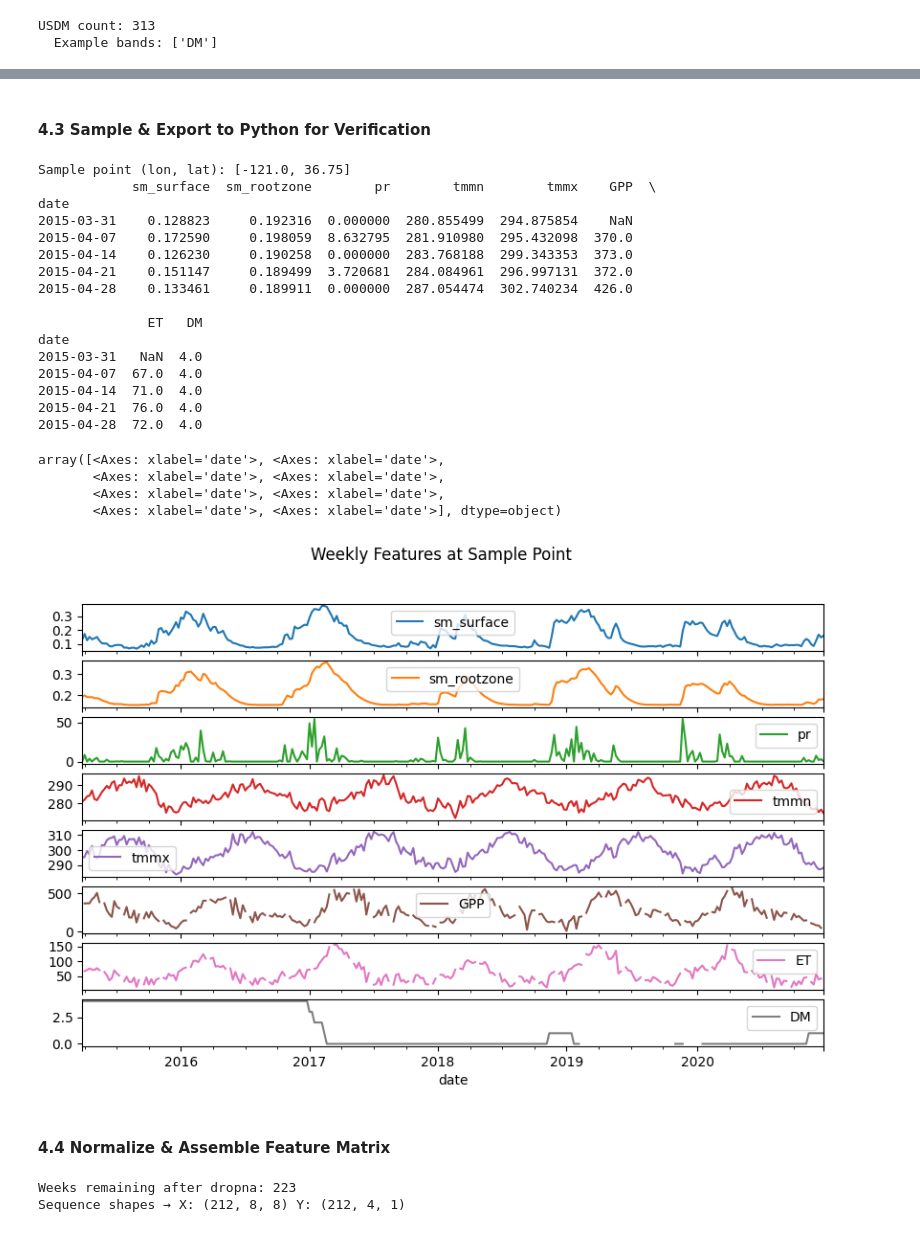
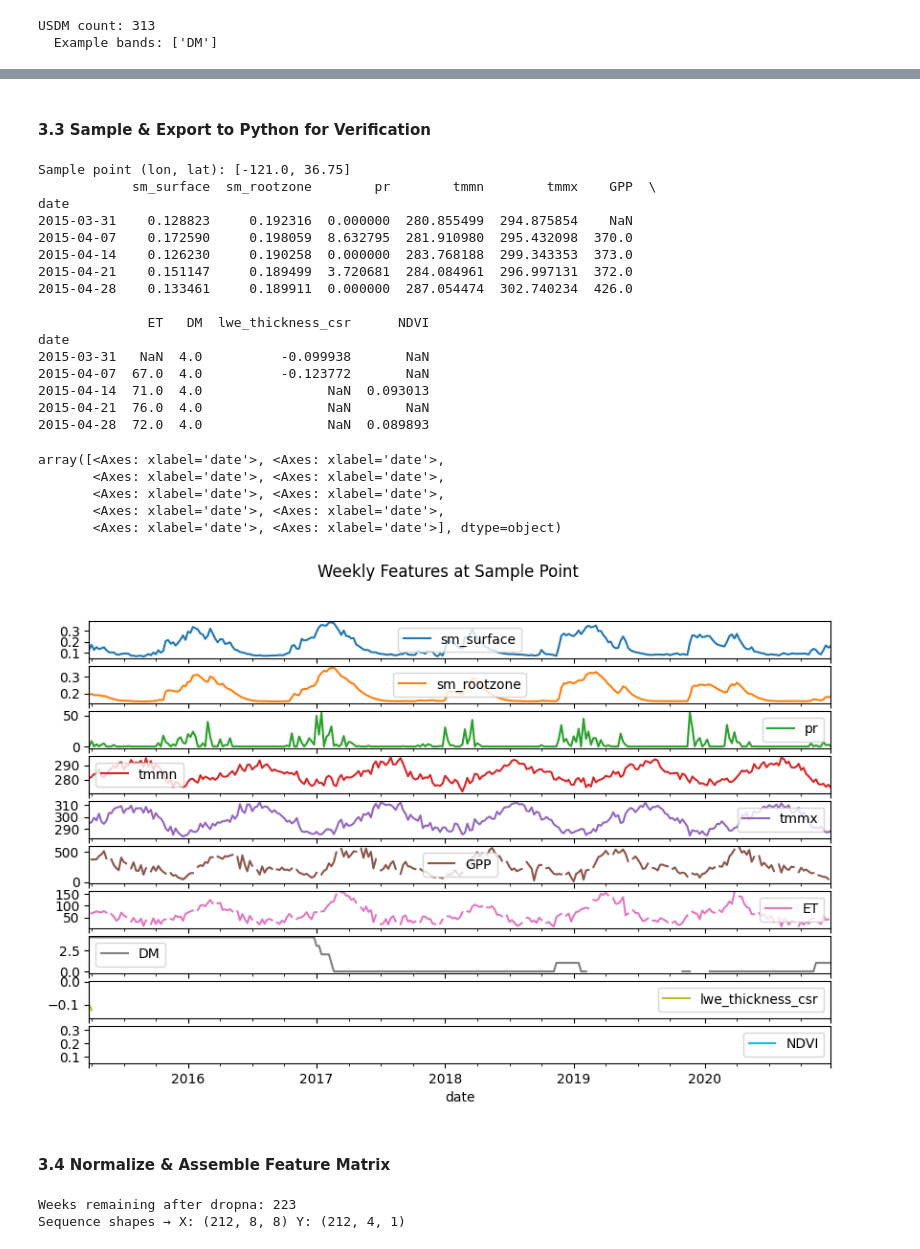
Before and after one commit to toribiodiego/ECE-471-A-Remote-Sensing, a Jupyter notebook: Final_Project/Final_Project.ipynb, the cells around one changed output, grey strips where cells are left out. Drawn from its saved outputs; the diff is of its cells as text; code cells hidden in the pictures.

```diff
--- a/Final_Project/Final_Project.ipynb
+++ b/Final_Project/Final_Project.ipynb
@@ -114,8 +154,0 @@ USDM count: 313
-# %%
-usdm = (ee.ImageCollection("projects/sat-io/open-datasets/us-drought-monitor")
-          .filterDate(start_date, end_date)
-          .filterBounds(roi)
-       )
-
-print("USDM count:", usdm.size().getInfo())
-print("  Example bands:", usdm.first().bandNames().getInfo())
@@ -162 +205,20 @@ grace = (
+# %%
+#cloud masker
+def cloud_mask(image):
+    cloudShadowBitMask = (1 << 4)
+    cloudsBitMask = (1 << 3)
+    qa = image.select('QA_PIXEL')
+    mask = qa.bitwiseAnd(cloudShadowBitMask).eq(0) \
+              .And(qa.bitwiseAnd(cloudsBitMask).eq(0))
+    ndvi = image.normalizedDifference(['SR_B5', 'SR_B4']).rename('NDVI')
+    image = image.addBands(ndvi)
+    return image.updateMask(mask)
+
+landsat = (
+    ee.ImageCollection("LANDSAT/LC08/C02/T1_L2")
+    .filterBounds(roi)
+    .filterDate(start_date, end_date)
+    .map(cloud_mask)
+    .select(['SR_B2', 'SR_B3', 'SR_B4', 'SR_B5', 'SR_B6', 'SR_B7', 'QA_PIXEL', 'NDVI'])
+)
 # %% [markdown]
@@ -198,7 +260,9 @@ collections = {
     'GPP':  gpp,
     'ET':   et,
     'MET':  met,
-    'USDM': usdm
+    'USDM': usdm,
+    'GRACE': grace,
+    'LANDSAT': landsat
 }
 first_dates = {}
 for name, coll in collections.items():
@@ -217,12 +281,17 @@ met_t_weekly   = weekly_collection(met.select(['tmmn','tmmx']), start_valid, end
 gpp_weekly     = weekly_collection(gpp,  start_valid, end_date, agg='mean')
 et_weekly      = weekly_collection(et,   start_valid, end_date, agg='mean')
 usdm_weekly    = weekly_collection(usdm, start_valid, end_date, agg='mode')
+grace_weekly   = weekly_collection(grace, start_valid, end_date, agg='mean')
+landsat_weekly = weekly_collection(landsat, start_valid, end_date, agg='mean')
 
 # Confirm equal lengths
 print("Weeks total:", smap_weekly.size().getInfo(),
       "SMAP:", smap_weekly.size().getInfo(),
       "Precip:", met_pr_weekly.size().getInfo(),
-      "USDM:", usdm_weekly.size().getInfo())
+      "USDM:", usdm_weekly.size().getInfo(),
+      "GRACE:", grace_weekly.size().getInfo(),
+      "LANDSAT:", landsat_weekly.size().getInfo())
+
 
 # 4) Grab SMAP projection as reference
 ref_proj = smap_weekly.first().projection()
@@ -239,6 +308,8 @@ gpp_w    = reproject_ic(gpp_weekly)
 et_w     = reproject_ic(et_weekly)
 usdm_w   = reproject_ic(usdm_weekly)
 lc_rp    = landcover.reproject(crs=ref_proj)  # static
+grace_w = reproject_ic(grace_weekly)
+landsat_w = reproject_ic(landsat_weekly)
 
 # 7) Check a sample image — now guaranteed to have bands
 sample = smap_w.first()
@@ -263,7 +334,7 @@ Weeks total: 301 SMAP: 301 Precip: 301 USDM: 301
 Reprojected SMAP band names: ['sm_surface', 'sm_rootzone']
 CRS info: EPSG:4326
 # %% [markdown]
-#### 4.3 Sample & Export to Python for Verification
+#### 3.3 Sample & Export to Python for Verification
 # %%
 import pandas as pd
 
@@ -286,44 +357,46 @@ df_sm_surf = extract_timeseries(smap_w.select('sm_surface'), 'sm_surface')
 df_sm_root = extract_timeseries(smap_w.select('sm_rootzone'), 'sm_rootzone')
 df_pr      = extract_timeseries(met_pr_w.select('pr'),          'pr')
 df_tmn     = extract_timeseries(met_t_w.select('tmmn'),        'tmmn')
 df_tmx     = extract_timeseries(met_t_w.select('tmmx'),        'tmmx')
 df_gpp     = extract_timeseries(gpp_w.select('GPP'),           'GPP')
 df_et      = extract_timeseries(et_w.select('ET'),             'ET')
 df_dm      = extract_timeseries(usdm_w.select('DM'),           'DM')
-
+df_grace = extract_timeseries(grace_w.select('lwe_thickness_csr'), 'lwe_thickness_csr')
+df_landsat = extract_timeseries(landsat_w.select('NDVI'), 'NDVI')
 # Combine into one DataFrame
 df = pd.concat([
     df_sm_surf, df_sm_root, df_pr,
     df_tmn, df_tmx, df_gpp,
-    df_et, df_dm
+    df_et, df_dm, df_grace, df_landsat
 ], axis=1)
 
 print(df.head())
 df.plot(subplots=True, figsize=(10,6), title="Weekly Features at Sample Point")
 # %% [output]
 Sample point (lon, lat): [-121.0, 36.75]
             sm_surface  sm_rootzone        pr        tmmn        tmmx    GPP  \
 date
 2015-03-31    0.128823     0.192316  0.000000  280.855499  294.875854    NaN
 2015-04-07    0.172590     0.198059  8.632795  281.910980  295.432098  370.0
 2015-04-14    0.126230     0.190258  0.000000  283.768188  299.343353  373.0
 2015-04-21    0.151147     0.189499  3.720681  284.084961  296.997131  372.0
 2015-04-28    0.133461     0.189911  0.000000  287.054474  302.740234  426.0
 
-              ET   DM
+              ET   DM  lwe_thickness_csr      NDVI
 date
-2015-03-31   NaN  4.0
-2015-04-07  67.0  4.0
-2015-04-14  71.0  4.0
-2015-04-21  76.0  4.0
-2015-04-28  72.0  4.0
+2015-03-31   NaN  4.0          -0.099938       NaN
+2015-04-07  67.0  4.0          -0.123772       NaN
+2015-04-14  71.0  4.0                NaN  0.093013
+2015-04-21  76.0  4.0                NaN       NaN
+2015-04-28  72.0  4.0                NaN  0.089893
 array([<Axes: xlabel='date'>, <Axes: xlabel='date'>,
        <Axes: xlabel='date'>, <Axes: xlabel='date'>,
        <Axes: xlabel='date'>, <Axes: xlabel='date'>,
+       <Axes: xlabel='date'>, <Axes: xlabel='date'>,
        <Axes: xlabel='date'>, <Axes: xlabel='date'>], dtype=object)
-[figure, old version]
+[figure, new version]
 # %% [markdown]
-#### 4.4 Normalize & Assemble Feature Matrix
+#### 3.4 Normalize & Assemble Feature Matrix
 # %%
 import numpy as np
 import torch
```
Also changed, not shown: parts of 31 cells of this notebook.
